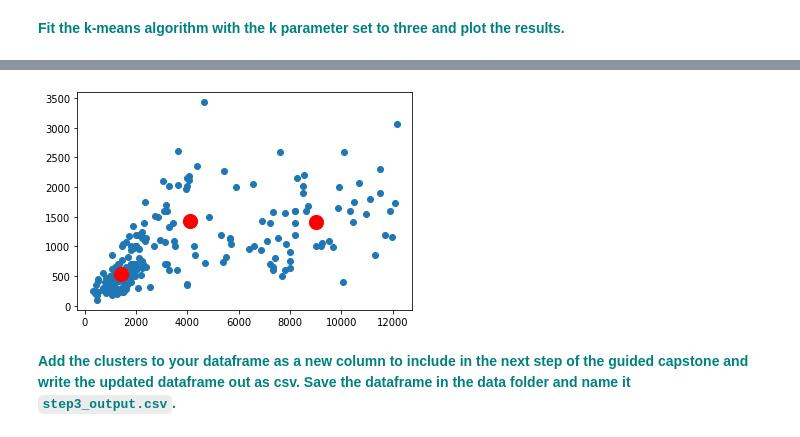
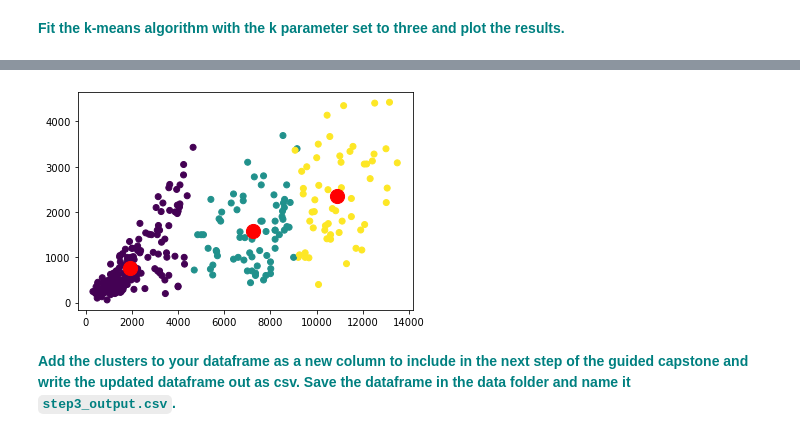
Before and after one commit to amythemirror/Springboard, a Jupyter notebook: Guided Capstone/Notebook_stepthree.ipynb, the cells around one changed output, grey strips where cells are left out. Cells and saved outputs as stored; diff of their text form; code cells hidden in the pictures.

```diff
--- a/Guided Capstone/Notebook_stepthree.ipynb
+++ b/Guided Capstone/Notebook_stepthree.ipynb
@@ -215,5 +215,5 @@ When reviewing the Pearson correlation coefficient heat map, you can see substan
 # %% [markdown]
 <font color='teal'>**Use the correlation matrix displayed in the heatmap to select and remove collinear features. Remember to exclude the response variable(s) from the matrix to ensure they are retained in your final model development dataset. Then select those features that are more than 95% correlated for removal.**</font>
 # %%
-df = df_cleaned.drop('base_elev', 1)
-df.head()
+# df = df.drop('base_elev', 1)
+# df.shape
@@ -250,5 +242,6 @@ plt.show()
 <font color='teal'>**Fit the k-means algorithm with the k parameter set to three and plot the results.**</font>
 # %%
 kmeans = KMeans(n_clusters=3)
-pred_y = kmeans.fit_predict(x)
-pred_y
+y_pred = kmeans.fit_predict(x)
+
+centers = kmeans.cluster_centers_
@@ -288,9 +248,9 @@ array([[1.41227536e+03, 5.37202899e+02, 1.44927536e-02, 0.00000000e+00,
 # %%
-plt.scatter(x[:,0], x[:,1])
-plt.scatter(kmeans.cluster_centers_[:, 0], kmeans.cluster_centers_[:, 1], s=200, c='red')
+plt.scatter(x[:,0], x[:,1], c=y_pred, cmap='viridis')
+plt.scatter(centers[:, 0], centers[:, 1], s=200, c='red')
 plt.show()
 # %% [output]
-[figure, old version]
+[figure, new version]
 # %% [markdown]
 <font color='teal'>**Add the clusters to your dataframe as a new column to include in the next step of the guided capstone and write the updated dataframe out as csv. Save the dataframe in the data folder and name it `step3_output.csv`.**</font>
 # %%
```
Also changed, not shown: parts of 18 cells of this notebook, 3 other files.
